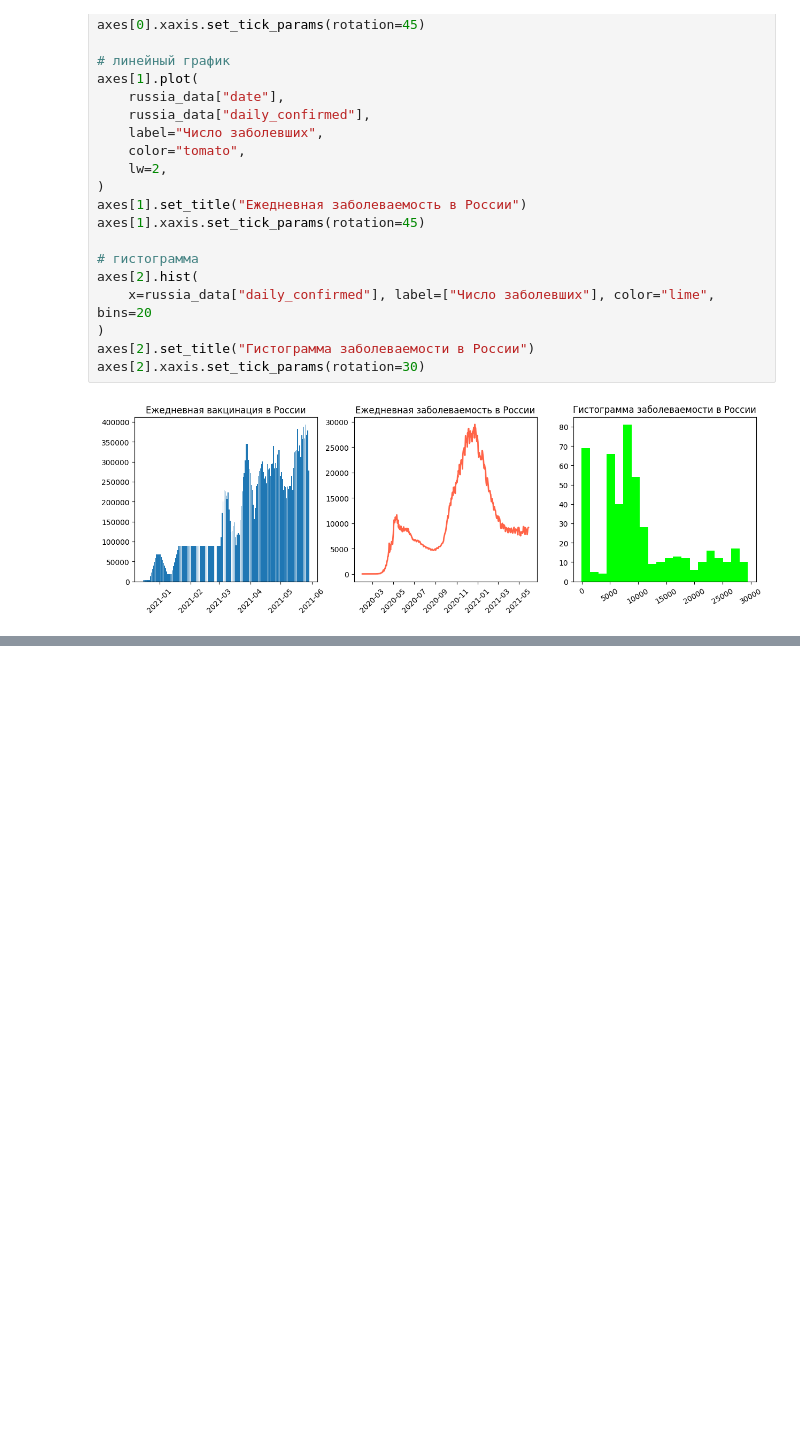
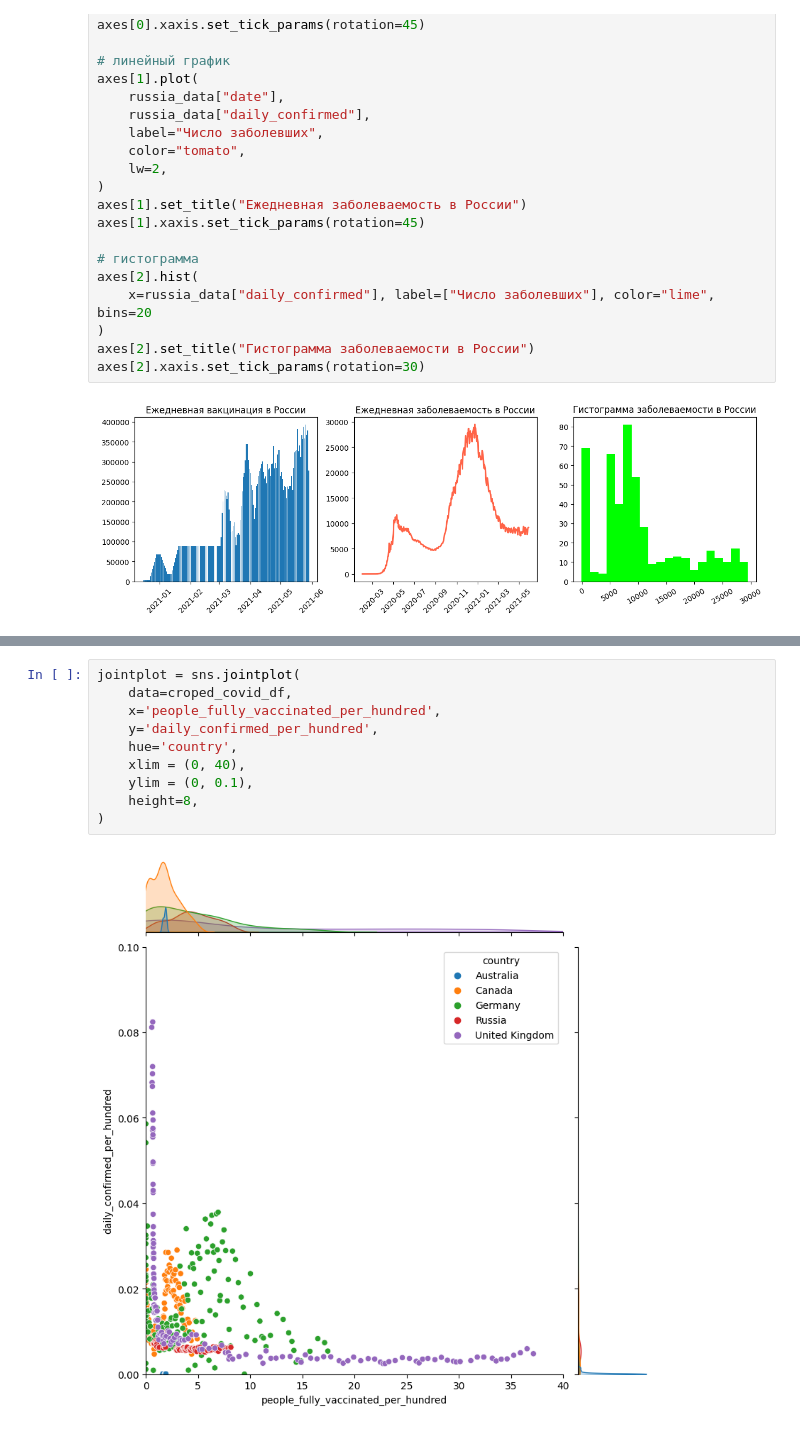
Before and after one commit to Karayushii/py13-master, a Jupyter notebook: main.ipynb, the cells around one changed output, grey strips where cells are left out. Drawn from its saved outputs; the diff is of its cells as text; blank space fills up the shorter version.

```diff
--- a/main.ipynb
+++ b/main.ipynb
@@ -351,0 +427,12 @@ axes[2].xaxis.set_tick_params(rotation=30)
+# %%
+jointplot = sns.jointplot(
+    data=croped_covid_df,
+    x='people_fully_vaccinated_per_hundred',
+    y='daily_confirmed_per_hundred',
+    hue='country',
+    xlim = (0, 40),
+    ylim = (0, 0.1),
+    height=8,
+)
+# %% [output]
+[figure, added]
```
Also changed, not shown: parts of 5 cells of this notebook.
